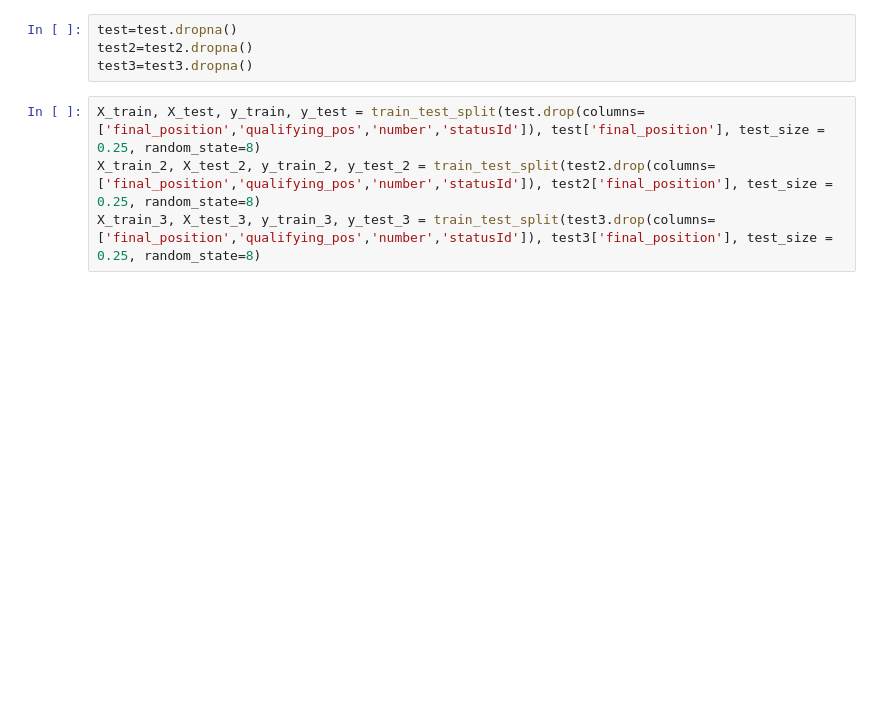
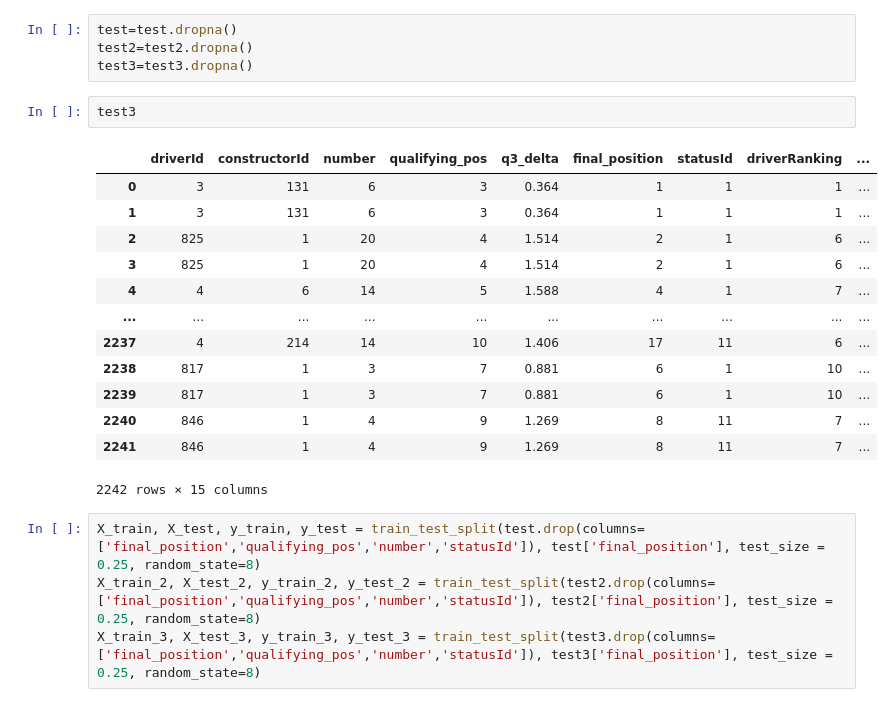
Before and after one commit to frax0n/F1-Analysis, a Jupyter notebook: Qualy_Results.ipynb, the cells around one changed output. Drawn from its saved outputs; the diff is of its cells as text; blank space fills up the shorter version.

```diff
--- a/Qualy_Results.ipynb
+++ b/Qualy_Results.ipynb
@@ -241,6 +269,22 @@ test=q1
 test=test.dropna()
 test2=test2.dropna()
 test3=test3.dropna()
+# %%
+test3
+# %% [output]
+|  | driverId | constructorId | number | qualifying_pos | q3_delta | final_position | statusId | driverRanking | ... |
+| 0 | 3 | 131 | 6 | 3 | 0.364 | 1 | 1 | 1 | ... |
+| 1 | 3 | 131 | 6 | 3 | 0.364 | 1 | 1 | 1 | ... |
+| 2 | 825 | 1 | 20 | 4 | 1.514 | 2 | 1 | 6 | ... |
+| 3 | 825 | 1 | 20 | 4 | 1.514 | 2 | 1 | 6 | ... |
+| 4 | 4 | 6 | 14 | 5 | 1.588 | 4 | 1 | 7 | ... |
+| ... | ... | ... | ... | ... | ... | ... | ... | ... | ... |
+| 2237 | 4 | 214 | 14 | 10 | 1.406 | 17 | 11 | 6 | ... |
+| 2238 | 817 | 1 | 3 | 7 | 0.881 | 6 | 1 | 10 | ... |
+| 2239 | 817 | 1 | 3 | 7 | 0.881 | 6 | 1 | 10 | ... |
+| 2240 | 846 | 1 | 4 | 9 | 1.269 | 8 | 11 | 7 | ... |
+| 2241 | 846 | 1 | 4 | 9 | 1.269 | 8 | 11 | 7 | ... |
+2242 rows × 15 columns
 # %%
 X_train, X_test, y_train, y_test = train_test_split(test.drop(columns=['final_position','qualifying_pos','number','statusId']), test['final_position'], test_size = 0.25, random_state=8)
 X_train_2, X_test_2, y_train_2, y_test_2 = train_test_split(test2.drop(columns=['final_position','qualifying_pos','number','statusId']), test2['final_position'], test_size = 0.25, random_state=8)
```
Also changed, not shown: parts of 30 cells of this notebook, 3 other files.
